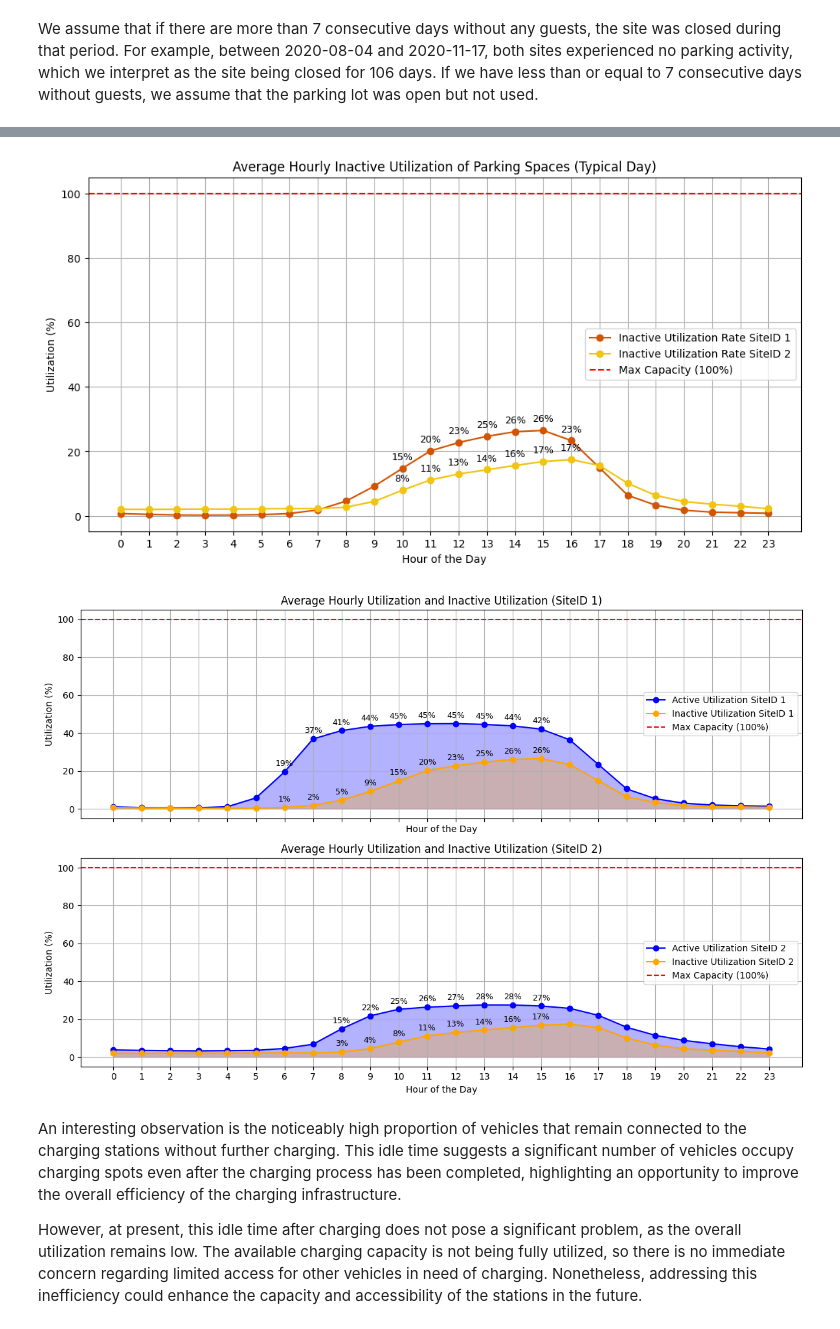
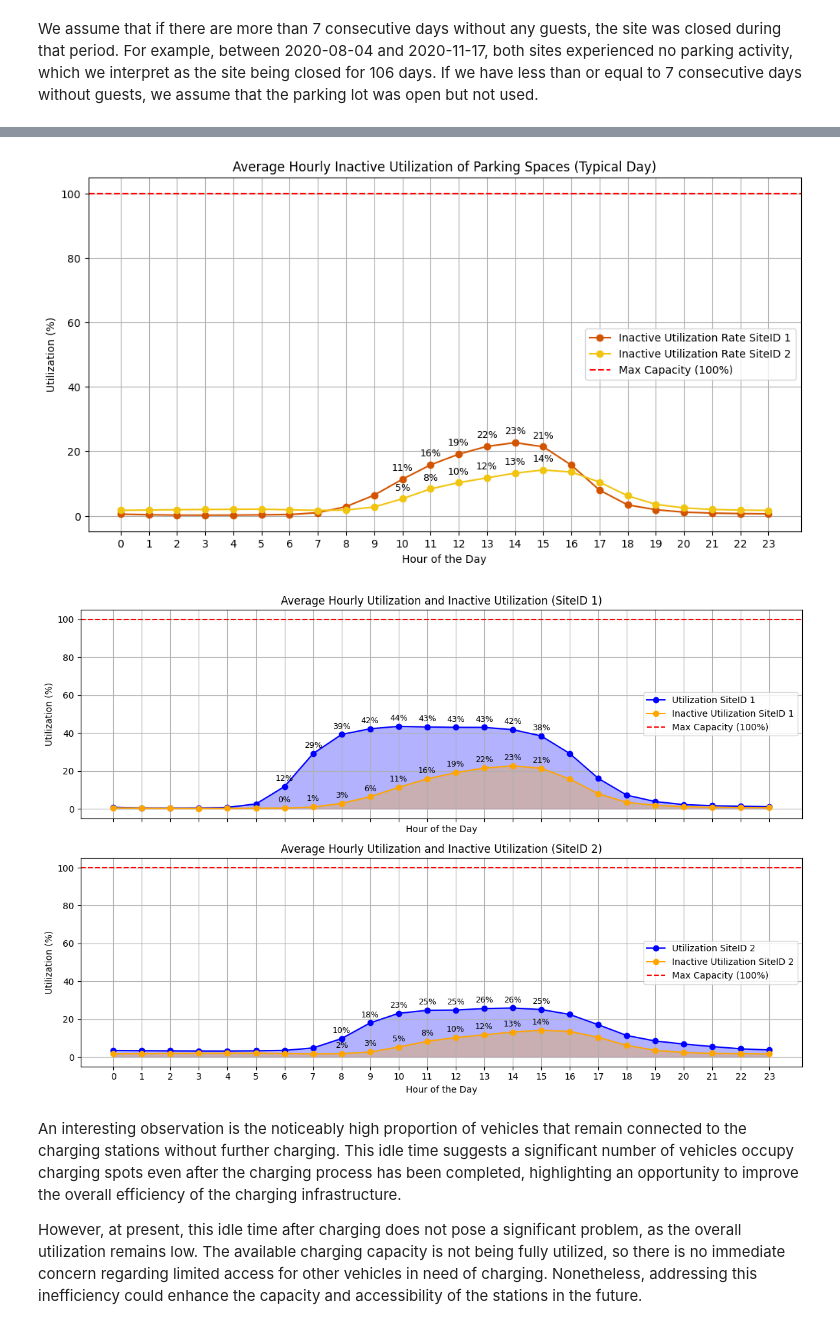
Before and after one commit to Zeyd263/DataDynamos, a Jupyter notebook: Preprocessing.ipynb, the cells around one changed output, grey strips where cells are left out. Drawn from its saved outputs; the diff is of its cells as text; code cells hidden in the pictures.

Commit message:
KPI 1 und 2 minutengenaue Zeiterfassung in der Berechnung

```diff
--- a/Preprocessing.ipynb
+++ b/Preprocessing.ipynb
@@ -1209,53 +1183,47 @@ The utilization of both Sites has an average utilization of under 50%, which alm
 # %%
 # Function to calculate hourly inactive utilization for a given siteID
 def calculate_inactive_utilization(site_id, data_with_NA,inactive_days,active_days):
+
     # Filter data for the specified siteID
     data_kpi = data_with_NA[data_with_NA['siteID'] == site_id].copy()
 
     # Parameters
     num_spaces = data_kpi['stationID'].nunique()  # Number of unique parking spaces
 
-    # Extract the date and round to the nearest full hour
-    data_kpi['doneParkingDate'] = data_kpi['doneChargingTime'].dt.date
-    data_kpi['doneParkingHour'] = data_kpi['doneChargingTime'].dt.hour
-
     # Create a list of hourly activity data for inactive (unoccupied) parking
     hourly_data = []
 
     # Iterate through each row in the dataset
     for _, row in data_kpi.iterrows():
+
         # Check if doneParkingTime is not NaT and disconnectTime > doneParkingTime
         if pd.notna(row['doneChargingTime']) and row['disconnectTime'] > row['doneChargingTime']:
-            start_hour = row['doneChargingTime'].floor('H')  # Round doneParking time to the full hour
-            end_hour = row['disconnectTime'].floor('H')  # Round disconnection time to the full hour
-            current_hour = start_hour
-            # Loop through each hour in the time interval
-            while current_hour <= end_hour:
-                # Get the date of the current hour (updates after midnight)
-                connection_date = current_hour.date()
+            start = row['doneChargingTime']
+            end = row['disconnectTime']
 
-                # Add hourly data
+            current = start
+            while current < end:
+                next_hour = (current + pd.Timedelta(hours=1)).replace(minute=0, second=0, microsecond=0)
+                if next_hour > end:
+                    next_hour = end
+
+                # calculate duration of current hour
+                duration_in_hour = (next_hour - current).total_seconds() / 3600  # Stunden
+
                 hourly_data.append({
-                    'stationID': row['stationID'],
-                    'doneParkingDate': connection_date,
-                    'hour': current_hour.hour,
-                    'inactive_utilization': 1
+                    'hour': current.replace(minute=0, second=0, microsecond=0),
+                    'inactive_utilization': duration_in_hour
                 })
 
-                # Move to the next hour
-                current_hour += pd.Timedelta(hours=1)
+                current = next_hour
 
-    # Create DataFrame for the hourly inactive usage data
+    # Create DataFrame for the hourly usage data
     hourly_df = pd.DataFrame(hourly_data)
 
-    # Remove duplicates
-    hourly_df = hourly_df.drop_duplicates()
-
-    # Group by date and hour and count the inactive parking sessions
-    hourly_usage = hourly_df.groupby(['doneParkingDate', 'hour'])['inactive_utilization'].sum().reset_index()
+    hourly_df['hour'] = hourly_df['hour'].dt.hour
 
     # Calculate the total hourly usage per day (inactive utilization)
-    avg_hourly_usage = hourly_usage.groupby('hour')['inactive_utilization'].sum().reset_index()
+    avg_hourly_usage = hourly_df.groupby('hour')['inactive_utilization'].sum().reset_index()
 
     # Calculate the utilization rate, using the unique parking dates for the denominator
     avg_hourly_usage['utilization_rate'] = (avg_hourly_usage['inactive_utilization'] / (len(inactive_days)+len(active_days)) / num_spaces) * 100
@@ -1290,11 +1258,11 @@ plt.xticks(range(24))
 
 # Add percentage values above each point on the graph, but only for hours 7 to 16
 for i, row in avg_hourly_usage_1_inactive.iterrows():
-    if 10 <= row['hour'] <= 16:  # Check if the hour is between 7 and 16 (inclusive)
+    if 10 <= row['hour'] <= 15:  # Check if the hour is between 7 and 16 (inclusive)
         plt.text(row['hour'], row['utilization_rate'] + 2, f'{row["utilization_rate"]:.0f}%', ha='center', va='bottom', fontsize=9)
 
 for i, row in avg_hourly_usage_2_inactive.iterrows():
-    if 10 <= row['hour'] <= 16:  # Check if the hour is between 7 and 16 (inclusive)
+    if 10 <= row['hour'] <= 15:  # Check if the hour is between 7 and 16 (inclusive)
         plt.text(row['hour'], row['utilization_rate'] + 2, f'{row["utilization_rate"]:.0f}%', ha='center', va='bottom', fontsize=9)
 
 # Grid and legend
@@ -1304,13 +1272,13 @@ plt.legend()
 # Show the plot
 plt.show()
 # %% [output]
-[figure, old version]
+[figure, new version]
 # %%
 # Create subplots: One for SiteID 1 and one for SiteID 2
 fig, axs = plt.subplots(2, 1, figsize=(12, 8), sharex=True)
 
 # Plot for SiteID 1
-axs[0].plot(avg_hourly_usage_1['hour'], avg_hourly_usage_1['utilization_rate'], marker='o', label='Active Utilization SiteID 1', color='blue')
+axs[0].plot(avg_hourly_usage_1['hour'], avg_hourly_usage_1['utilization_rate'], marker='o', label='Utilization SiteID 1', color='blue')
 axs[0].plot(avg_hourly_usage_1_inactive['hour'], avg_hourly_usage_1_inactive['utilization_rate'], marker='o', label='Inactive Utilization SiteID 1', color='orange')
 
 # Fill the area under the active utilization curve for SiteID 1
@@ -1334,7 +1302,7 @@ for i, row in avg_hourly_usage_1_inactive.iterrows():
         axs[0].text(row['hour'], row['utilization_rate'] + 2, f'{row["utilization_rate"]:.0f}%', ha='center', va='bottom', fontsize=9)
 
 # Plot for SiteID 2
-axs[1].plot(avg_hourly_usage_2['hour'], avg_hourly_usage_2['utilization_rate'], marker='o', label='Active Utilization SiteID 2', color='blue')
+axs[1].plot(avg_hourly_usage_2['hour'], avg_hourly_usage_2['utilization_rate'], marker='o', label='Utilization SiteID 2', color='blue')
 axs[1].plot(avg_hourly_usage_2_inactive['hour'], avg_hourly_usage_2_inactive['utilization_rate'], marker='o', label='Inactive Utilization SiteID 2', color='orange')
 
 # Fill the area under the active utilization curve for SiteID 2
@@ -1346,34 +1314,34 @@ axs[1].fill_between(avg_hourly_usage_2_inactive['hour'], 0, avg_hourly_usage_2_i
 axs[1].set_title('Average Hourly Utilization and Inactive Utilization (SiteID 2)')
 axs[1].set_xlabel('Hour of the Day')
 axs[1].set_ylabel('Utilization (%)')  # Make sure the ylabel is also on the second plot
 axs[1].axhline(y=100, color='red', linestyle='--', label='Max Capacity (100%)')  # Max capacity line
 
 # Add percentage values above each point on the graph, but only for hours 8 to 16
 for i, row in avg_hourly_usage_2.iterrows():
     if 8 <= row['hour'] <= 15:
         axs[1].text(row['hour'], row['utilization_rate'] + 2, f'{row["utilization_rate"]:.0f}%', ha='center', va='bottom', fontsize=9)
 
 for i, row in avg_hourly_usage_2_inactive.iterrows():
     if 8 <= row['hour'] <= 15:
         axs[1].text(row['hour'], row['utilization_rate'] + 2, f'{row["utilization_rate"]:.0f}%', ha='center', va='bottom', fontsize=9)
 
 # Set X-axis to display each hour from 0 to 23
 axs[1].set_xticks(range(24))
 
 # Grid and legend for both subplots
 axs[0].grid(True)
 axs[1].grid(True)
 
 axs[0].legend(loc='center right')
 axs[1].legend(loc='center right')
 
 # Adjust layout for better display
 plt.tight_layout()
 
 # Show the plot
 plt.show()
 # %% [output]
-[figure, old version]
+[figure, new version]
 # %% [markdown]
 An interesting observation is the noticeably high proportion of vehicles that remain connected to the charging stations without further charging. This idle time suggests a significant number of vehicles occupy charging spots even after the charging process has been completed, highlighting an opportunity to improve the overall efficiency of the charging infrastructure.
 
```
Also changed, not shown: parts of 9 cells of this notebook.
